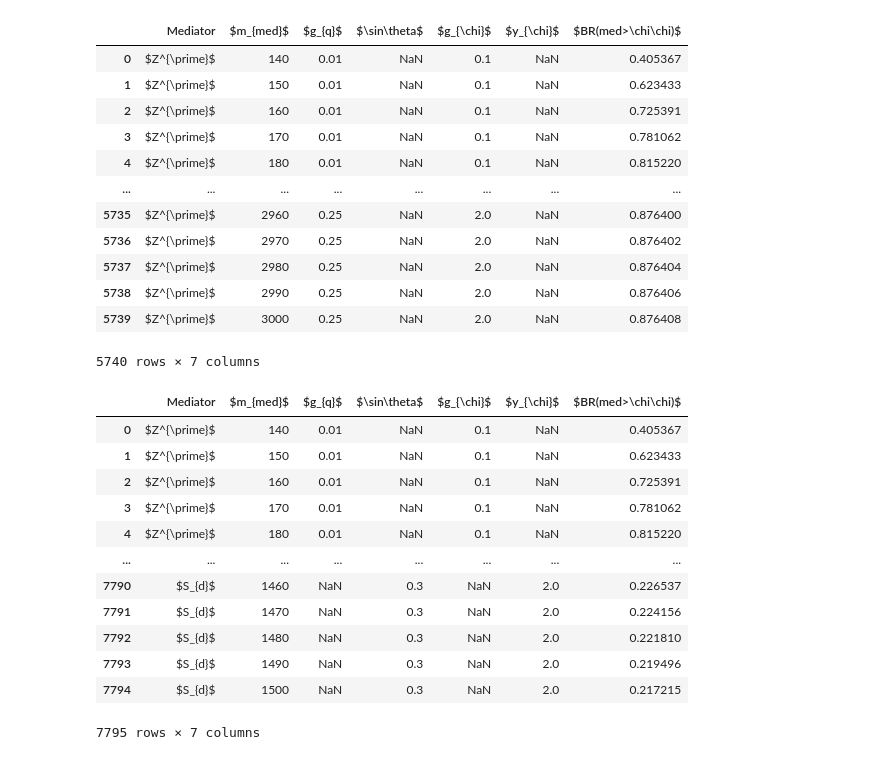
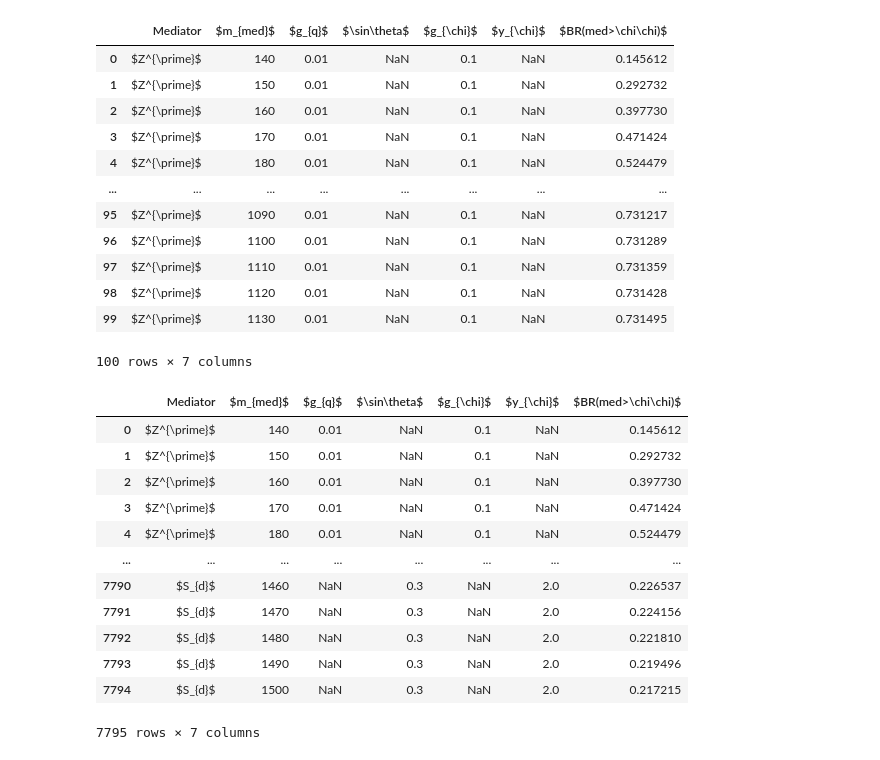
Before and after one commit to SModelS/smodelsv3-paper, a Jupyter notebook: notebooks/Obtain-BRs.ipynb, the cells around one changed output. Drawn from its saved outputs; the diff is of its cells as text; code cells hidden in the pictures.

```diff
--- a/notebooks/Obtain-BRs.ipynb
+++ b/notebooks/Obtain-BRs.ipynb
@@ -60,8 +60,8 @@ gZp = 1.0
 for gq in gqV:
     for g in gchi:
         for m in MZp:
-            gqL = (gqA + gq)/2.
-            gqR = (-gqA + gq)/2.
+            gqL = (gqA + gq)
+            gqR = (-gqA + gq)
 
             # Zp to t
             if m < 2*MT:
@@ -102,21 +102,21 @@ for gq in gqV:
 
             BRdata.loc[len(BRdata)] = ['$Z^{\prime}$', m, gq, np.nan, g, np.nan, BR_ZPchichi]
 # %%
-BRdata
+BRdata.head(100)
 # %% [output]
 |  | Mediator | $m_{med}$ | $g_{q}$ | $\sin\theta$ | $g_{\chi}$ | $y_{\chi}$ | $BR(med>\chi\chi)$ |
-| 0 | $Z^{\prime}$ | 140 | 0.01 | NaN | 0.1 | NaN | 0.405367 |
-| 1 | $Z^{\prime}$ | 150 | 0.01 | NaN | 0.1 | NaN | 0.623433 |
-| 2 | $Z^{\prime}$ | 160 | 0.01 | NaN | 0.1 | NaN | 0.725391 |
-| 3 | $Z^{\prime}$ | 170 | 0.01 | NaN | 0.1 | NaN | 0.781062 |
-| 4 | $Z^{\prime}$ | 180 | 0.01 | NaN | 0.1 | NaN | 0.815220 |
+| 0 | $Z^{\prime}$ | 140 | 0.01 | NaN | 0.1 | NaN | 0.145612 |
+| 1 | $Z^{\prime}$ | 150 | 0.01 | NaN | 0.1 | NaN | 0.292732 |
+| 2 | $Z^{\prime}$ | 160 | 0.01 | NaN | 0.1 | NaN | 0.397730 |
+| 3 | $Z^{\prime}$ | 170 | 0.01 | NaN | 0.1 | NaN | 0.471424 |
+| 4 | $Z^{\prime}$ | 180 | 0.01 | NaN | 0.1 | NaN | 0.524479 |
 | ... | ... | ... | ... | ... | ... | ... | ... |
-| 5735 | $Z^{\prime}$ | 2960 | 0.25 | NaN | 2.0 | NaN | 0.876400 |
-| 5736 | $Z^{\prime}$ | 2970 | 0.25 | NaN | 2.0 | NaN | 0.876402 |
-| 5737 | $Z^{\prime}$ | 2980 | 0.25 | NaN | 2.0 | NaN | 0.876404 |
-| 5738 | $Z^{\prime}$ | 2990 | 0.25 | NaN | 2.0 | NaN | 0.876406 |
-| 5739 | $Z^{\prime}$ | 3000 | 0.25 | NaN | 2.0 | NaN | 0.876408 |
+| 95 | $Z^{\prime}$ | 1090 | 0.01 | NaN | 0.1 | NaN | 0.731217 |
+| 96 | $Z^{\prime}$ | 1100 | 0.01 | NaN | 0.1 | NaN | 0.731289 |
+| 97 | $Z^{\prime}$ | 1110 | 0.01 | NaN | 0.1 | NaN | 0.731359 |
+| 98 | $Z^{\prime}$ | 1120 | 0.01 | NaN | 0.1 | NaN | 0.731428 |
+| 99 | $Z^{\prime}$ | 1130 | 0.01 | NaN | 0.1 | NaN | 0.731495 |
-5740 rows × 7 columns
+100 rows × 7 columns
 # %%
 ## spin-0 mediator ##
 
@@ -226,11 +226,11 @@ for s in Sa:
 BRdata
 # %% [output]
 |  | Mediator | $m_{med}$ | $g_{q}$ | $\sin\theta$ | $g_{\chi}$ | $y_{\chi}$ | $BR(med>\chi\chi)$ |
-| 0 | $Z^{\prime}$ | 140 | 0.01 | NaN | 0.1 | NaN | 0.405367 |
-| 1 | $Z^{\prime}$ | 150 | 0.01 | NaN | 0.1 | NaN | 0.623433 |
-| 2 | $Z^{\prime}$ | 160 | 0.01 | NaN | 0.1 | NaN | 0.725391 |
-| 3 | $Z^{\prime}$ | 170 | 0.01 | NaN | 0.1 | NaN | 0.781062 |
-| 4 | $Z^{\prime}$ | 180 | 0.01 | NaN | 0.1 | NaN | 0.815220 |
+| 0 | $Z^{\prime}$ | 140 | 0.01 | NaN | 0.1 | NaN | 0.145612 |
+| 1 | $Z^{\prime}$ | 150 | 0.01 | NaN | 0.1 | NaN | 0.292732 |
+| 2 | $Z^{\prime}$ | 160 | 0.01 | NaN | 0.1 | NaN | 0.397730 |
+| 3 | $Z^{\prime}$ | 170 | 0.01 | NaN | 0.1 | NaN | 0.471424 |
+| 4 | $Z^{\prime}$ | 180 | 0.01 | NaN | 0.1 | NaN | 0.524479 |
 | ... | ... | ... | ... | ... | ... | ... | ... |
 | 7790 | $S_{d}$ | 1460 | NaN | 0.3 | NaN | 2.0 | 0.226537 |
 | 7791 | $S_{d}$ | 1470 | NaN | 0.3 | NaN | 2.0 | 0.224156 |
```
Also changed, not shown: parts of 2 cells of this notebook, 14 other files.
